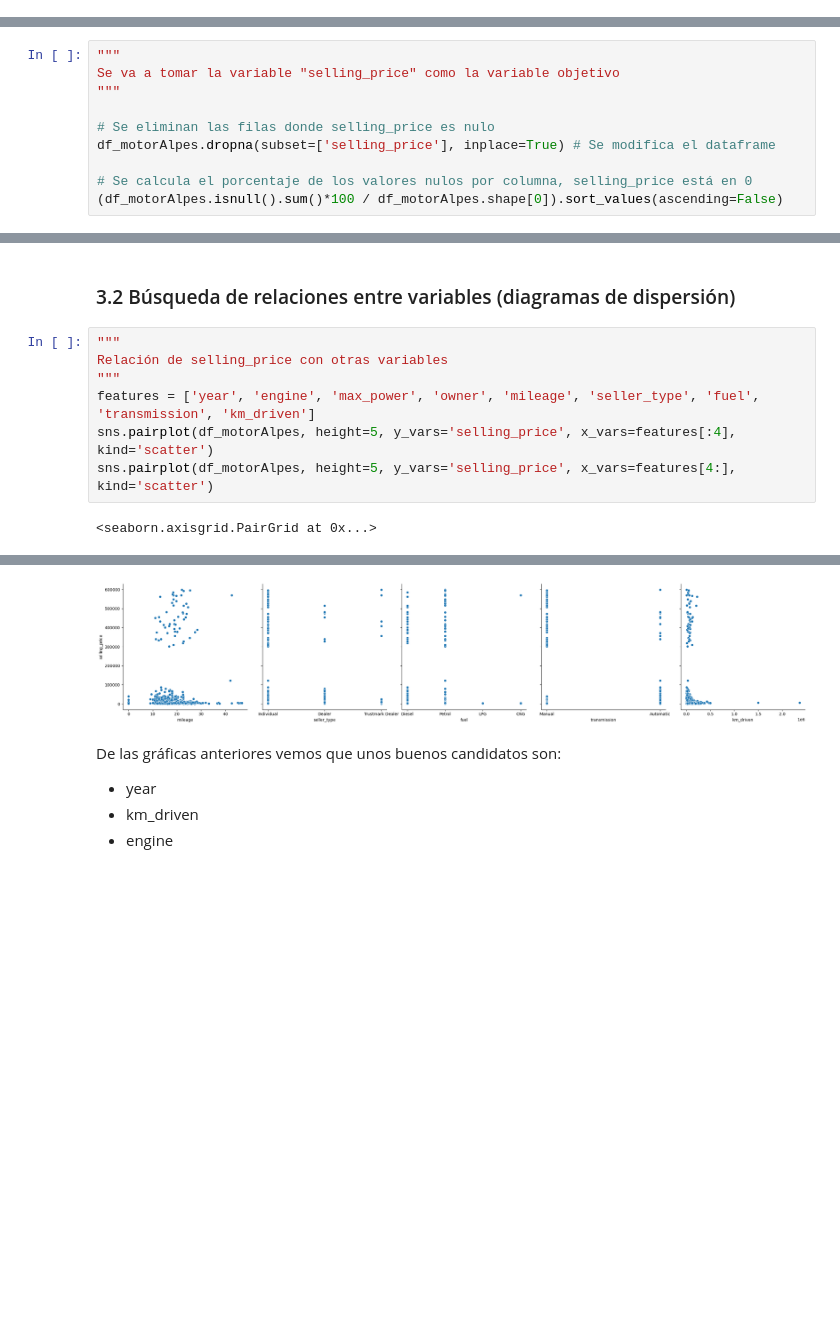
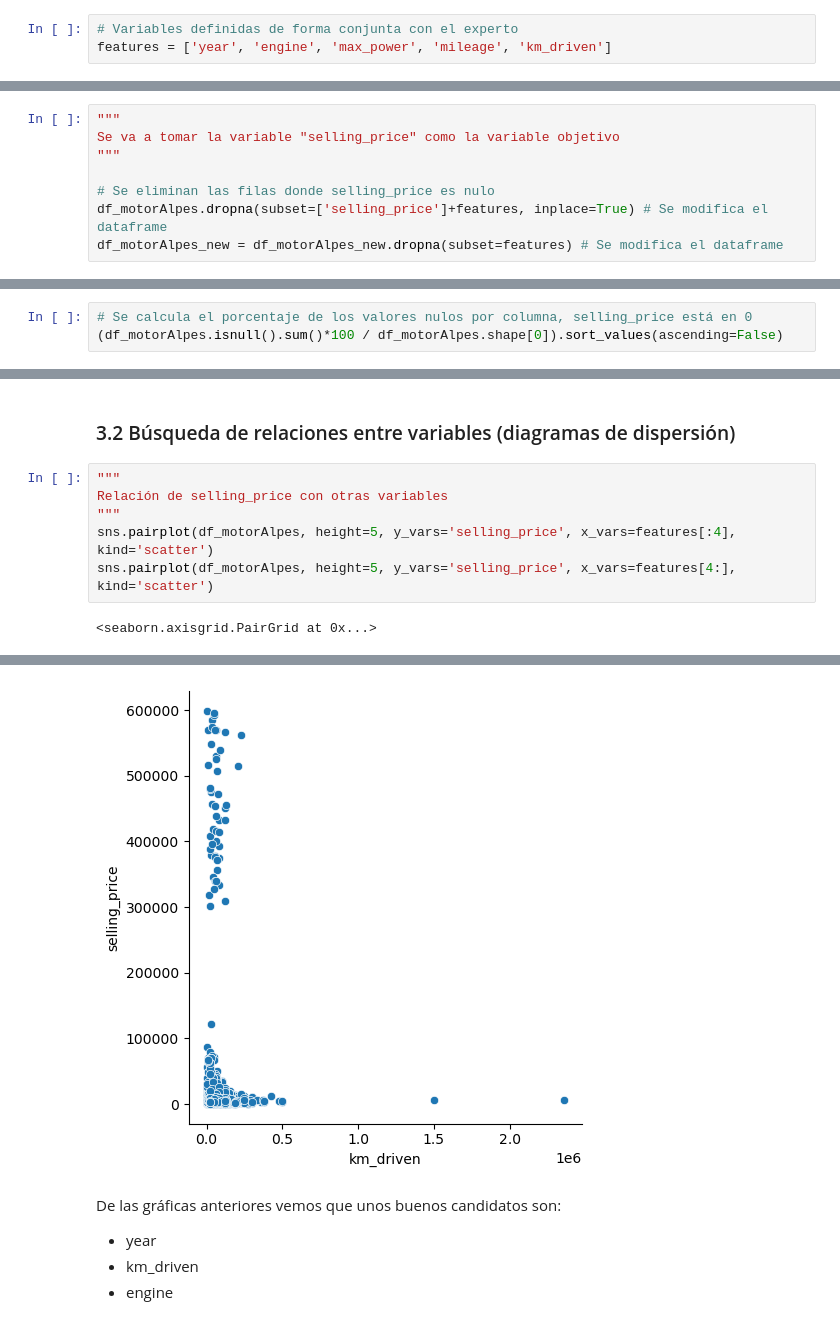
Before and after one commit to jjosorioc/ISIS3301-lab02-regression, a Jupyter notebook: lab2.ipynb, the cells around one changed output, grey strips where cells are left out. Drawn from its saved outputs; the diff is of its cells as text; blank space fills up the shorter version.

```diff
--- a/lab2.ipynb
+++ b/lab2.ipynb
@@ -129,6 +139,9 @@ Name: selling_price, dtype: float64
 # %% [markdown]
 ## 3. Preparación de los datos
 ### 3.1 Completitud
+# %%
+# Variables definidas de forma conjunta con el experto
+features = ['year', 'engine', 'max_power', 'mileage', 'km_driven']
 # %%
 # Se calcula el porcentaje de los valores nulos por columna
 (df_motorAlpes.isnull().sum()*100 / df_motorAlpes.shape[0]).sort_values(ascending=False)
@@ -162,0 +163,8 @@ df_float.describe()
+# %%
+"""
+Se va a tomar la variable "selling_price" como la variable objetivo
+"""
+
+# Se eliminan las filas donde selling_price es nulo
+df_motorAlpes.dropna(subset=['selling_price']+features, inplace=True) # Se modifica el dataframe
+df_motorAlpes_new = df_motorAlpes_new.dropna(subset=features) # Se modifica el dataframe
@@ -163,13 +179,6 @@ df_float.describe()
 # %% [markdown]
 Limpieza del detaframe teniendo en cuenta la variable "selling_price"
 # %%
-"""
-Se va a tomar la variable "selling_price" como la variable objetivo
-"""
-
-# Se eliminan las filas donde selling_price es nulo
-df_motorAlpes.dropna(subset=['selling_price'], inplace=True) # Se modifica el dataframe
-
 # Se calcula el porcentaje de los valores nulos por columna, selling_price está en 0
 (df_motorAlpes.isnull().sum()*100 / df_motorAlpes.shape[0]).sort_values(ascending=False)
 # %% [output]
@@ -191,7 +200,6 @@ dtype: float64
 """
 Relación de selling_price con otras variables
 """
-features = ['year', 'engine', 'max_power', 'owner', 'mileage', 'seller_type', 'fuel', 'transmission', 'km_driven']
 sns.pairplot(df_motorAlpes, height=5, y_vars='selling_price', x_vars=features[:4], kind='scatter')
 sns.pairplot(df_motorAlpes, height=5, y_vars='selling_price', x_vars=features[4:], kind='scatter')
 # %% [output]
@@ -200,4 +208,4 @@ sns.pairplot(df_motorAlpes, height=5, y_vars='selling_price', x_vars=features[4:
-[figure, old version]
+[figure, new version]
 # %% [markdown]
 De las gráficas anteriores vemos que unos buenos candidatos son:
 - year
```
Also changed, not shown: parts of 31 cells of this notebook.
